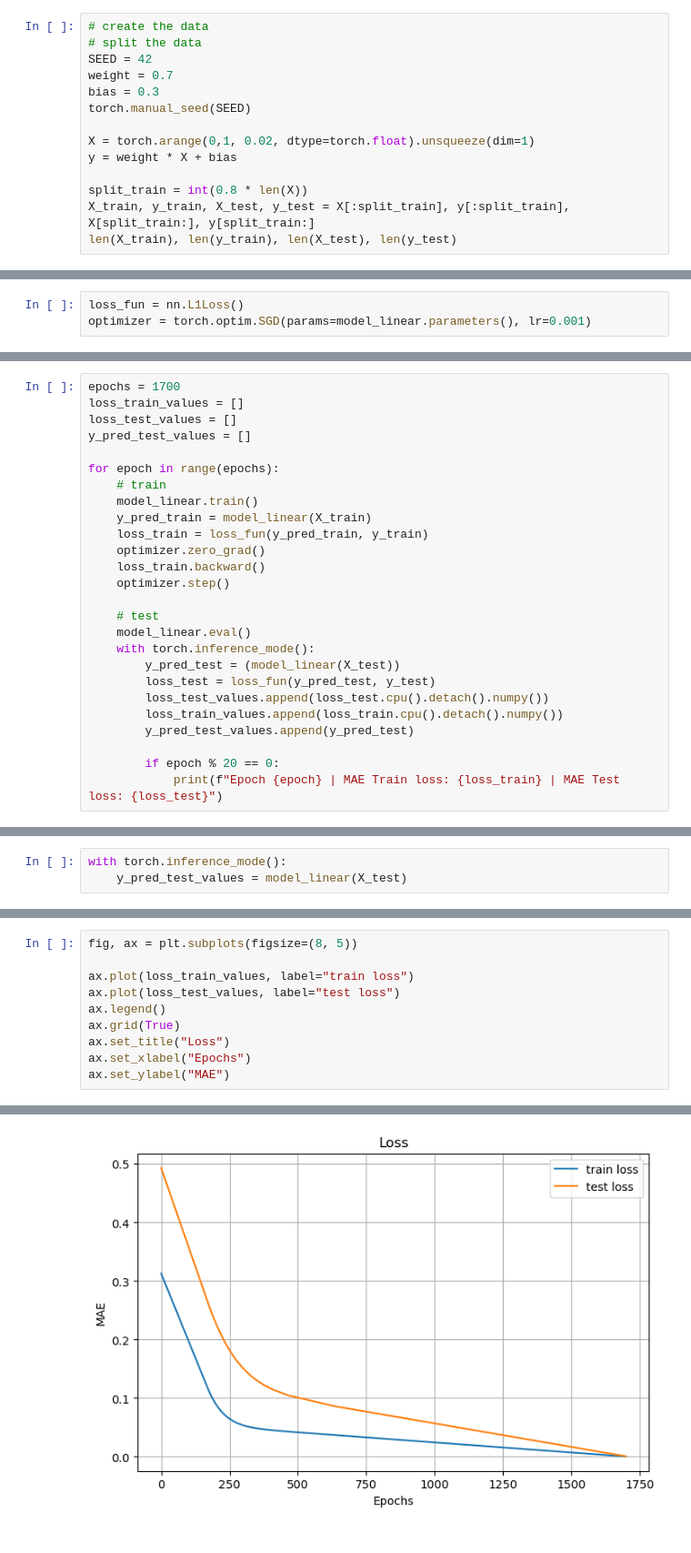
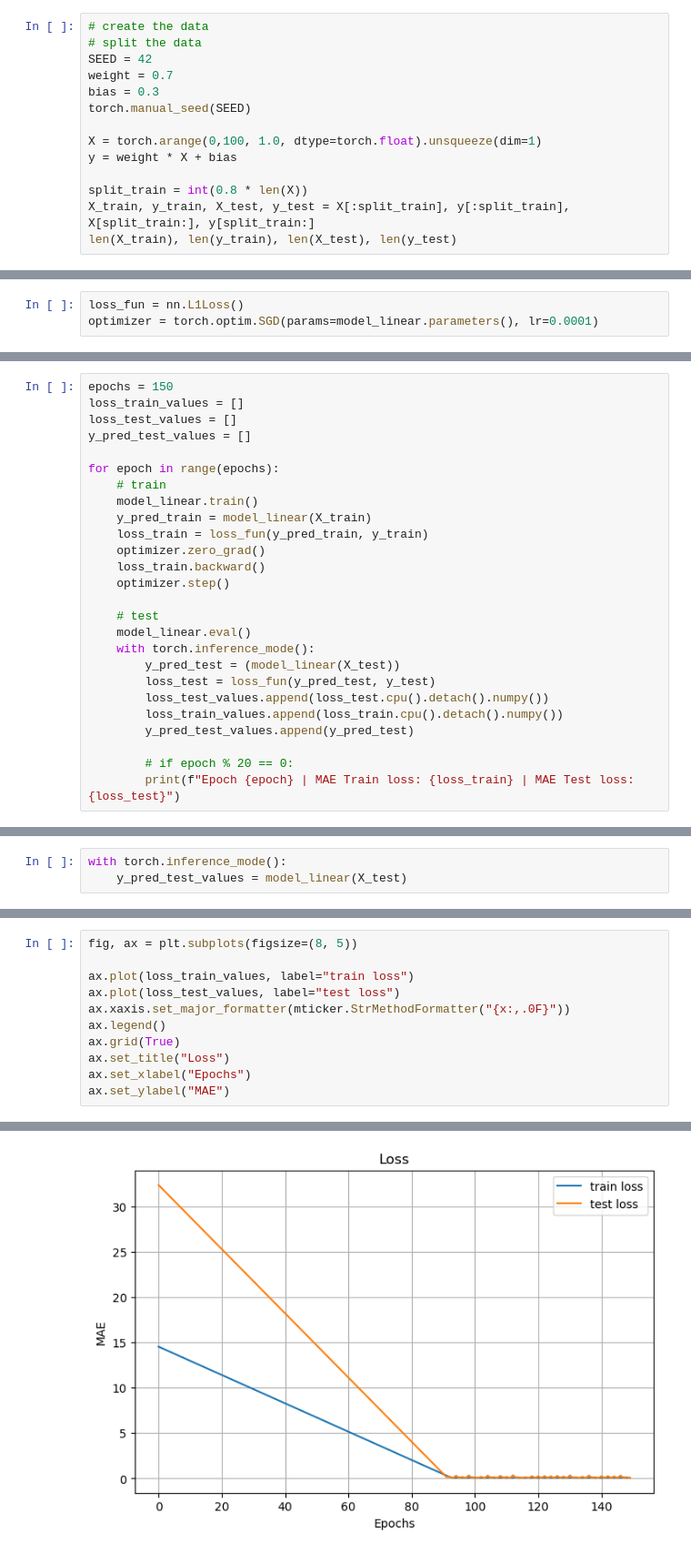
Before and after one commit to omdgit/pytorch-deep-learning, a Jupyter notebook: omd/01_linear_model.ipynb, the cells around one changed output, grey strips where cells are left out. Shown at 91% size. Drawn from its saved outputs; the diff is of its cells as text.

```diff
--- a/omd/01_linear_model.ipynb
+++ b/omd/01_linear_model.ipynb
@@ -11,7 +16,7 @@ weight = 0.7
 bias = 0.3
 torch.manual_seed(SEED)
 
-X = torch.arange(0,1, 0.02, dtype=torch.float).unsqueeze(dim=1)
+X = torch.arange(0,100, 1.0, dtype=torch.float).unsqueeze(dim=1)
 y = weight * X + bias
 
 split_train = int(0.8 * len(X))
@@ -107,4 +112,4 @@ X_test = X_test.to(device)
 y_test = y_test.to(device)
 # %%
 loss_fun = nn.L1Loss()
-optimizer = torch.optim.SGD(params=model_linear.parameters(), lr=0.001)
+optimizer = torch.optim.SGD(params=model_linear.parameters(), lr=0.0001)
@@ -111,5 +119,5 @@ optimizer = torch.optim.SGD(params=model_linear.parameters(), lr=0.001)
 # %%
-epochs = 1700
+epochs = 150
 loss_train_values = []
 loss_test_values = []
 y_pred_test_values = []
@@ -132,6 +140,6 @@ for epoch in range(epochs):
         loss_train_values.append(loss_train.cpu().detach().numpy())
         y_pred_test_values.append(y_pred_test)
 
-        if epoch % 20 == 0:
-            print(f"Epoch {epoch} | MAE Train loss: {loss_train} | MAE Test loss: {loss_test}")
+        # if epoch % 20 == 0:
+        print(f"Epoch {epoch} | MAE Train loss: {loss_train} | MAE Test loss: {loss_test}")
 # %% [output]
@@ -173,16 +181,17 @@ plt.show()
 # %%
 fig, ax = plt.subplots(figsize=(8, 5))
 
 ax.plot(loss_train_values, label="train loss")
 ax.plot(loss_test_values, label="test loss")
+ax.xaxis.set_major_formatter(mticker.StrMethodFormatter("{x:,.0F}"))
 ax.legend()
 ax.grid(True)
 ax.set_title("Loss")
 ax.set_xlabel("Epochs")
 ax.set_ylabel("MAE")
 # %% [output]
 Text(0, 0.5, 'MAE')
-[figure, old version]
+[figure, new version]
 # %%
 list(model_linear.parameters())
 # %% [output]
```
Also changed, not shown: parts of 18 cells of this notebook, 2 other files.
